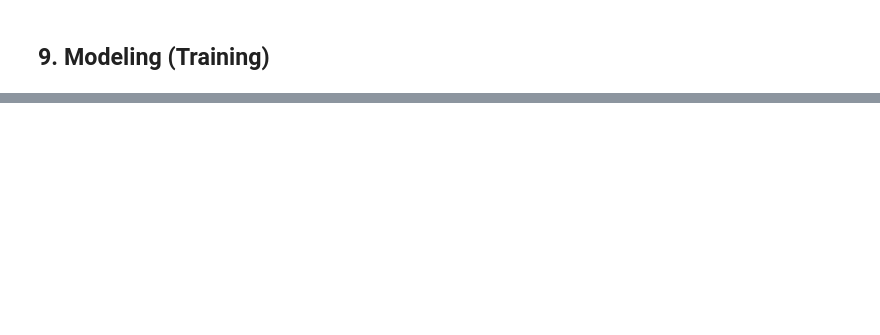
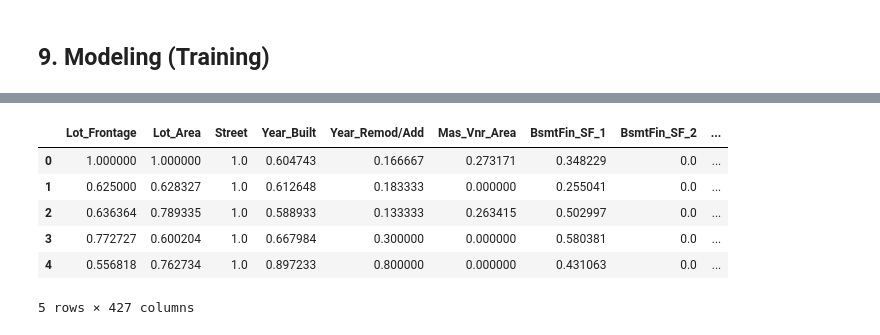
Before and after one commit to mebre7/house-price-predictor-mlops, a Jupyter notebook: notebooks/02_feature_engineering.ipynb, the cells around one changed output, grey strips where cells are left out. Saved outputs shown, nothing was run; the diff lists cells and outputs as text; code cells hidden in the pictures; blank space fills up the shorter version.

```diff
--- a/notebooks/02_feature_engineering.ipynb
+++ b/notebooks/02_feature_engineering.ipynb
@@ -943,0 +1221,7 @@ df.columns.to_list()
+# %%
+train_df = df.iloc[:1460]
+test_df = df.iloc[1460:]
+# %%
+# Reset the index for both dataframes
+train_df = train_df.reset_index(drop=True)
+test_df = test_df.reset_index(drop=True)
@@ -943,0 +1235,10 @@ df.columns.to_list()
+# %%
+train_df.head()
+# %% [output]
+|  | Lot_Frontage | Lot_Area | Street | Year_Built | Year_Remod/Add | Mas_Vnr_Area | BsmtFin_SF_1 | BsmtFin_SF_2 | ... |
+| 0 | 1.000000 | 1.000000 | 1.0 | 0.604743 | 0.166667 | 0.273171 | 0.348229 | 0.0 | ... |
+| 1 | 0.625000 | 0.628327 | 1.0 | 0.612648 | 0.183333 | 0.000000 | 0.255041 | 0.0 | ... |
+| 2 | 0.636364 | 0.789335 | 1.0 | 0.588933 | 0.133333 | 0.263415 | 0.502997 | 0.0 | ... |
+| 3 | 0.772727 | 0.600204 | 1.0 | 0.667984 | 0.300000 | 0.000000 | 0.580381 | 0.0 | ... |
+| 4 | 0.556818 | 0.762734 | 1.0 | 0.897233 | 0.800000 | 0.000000 | 0.431063 | 0.0 | ... |
+5 rows × 427 columns
```
Also changed, not shown: parts of 83 cells of this notebook.
